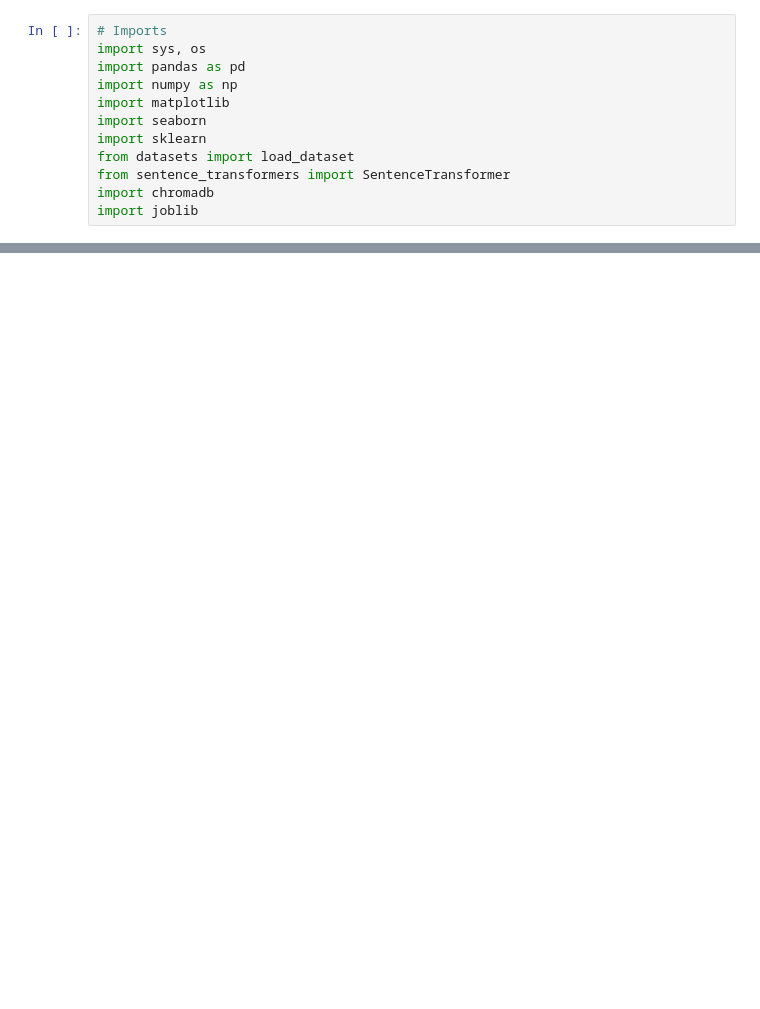
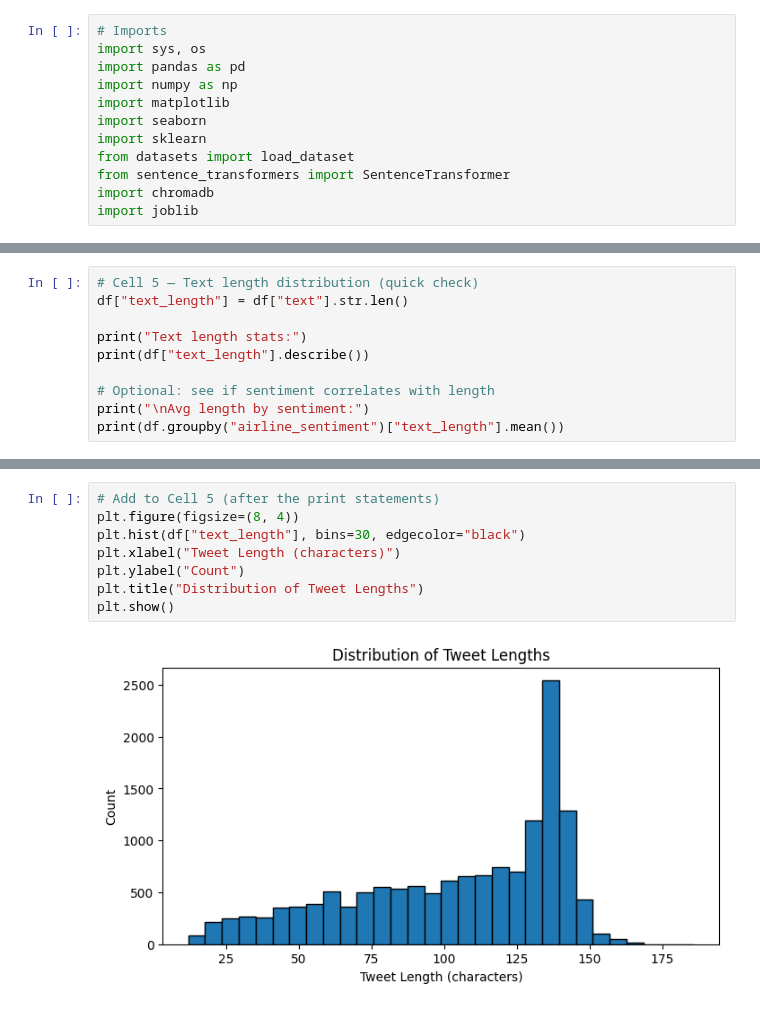
Before and after one commit to red-jen/AeroStream-Analytics, a Jupyter notebook: notebooks/00_environment_setup.ipynb, the cells around one changed output, grey strips where cells are left out. Drawn from its saved outputs; the diff is of its cells as text; blank space fills up the shorter version.

```diff
--- a/notebooks/00_environment_setup.ipynb
+++ b/notebooks/00_environment_setup.ipynb
@@ -53,0 +115,10 @@ NameError: name 'text' is not defined
+# %%
+# Cell 5 — Text length distribution (quick check)
+df["text_length"] = df["text"].str.len()
+
+print("Text length stats:")
+print(df["text_length"].describe())
+
+# Optional: see if sentiment correlates with length
+print("\nAvg length by sentiment:")
+print(df.groupby("airline_sentiment")["text_length"].mean())
@@ -53,0 +143,10 @@ NameError: name 'text' is not defined
+# %%
+# Add to Cell 5 (after the print statements)
+plt.figure(figsize=(8, 4))
+plt.hist(df["text_length"], bins=30, edgecolor="black")
+plt.xlabel("Tweet Length (characters)")
+plt.ylabel("Count")
+plt.title("Distribution of Tweet Lengths")
+plt.show()
+# %% [output]
+[figure, added]
```
Also changed, not shown: parts of 10 cells of this notebook.
